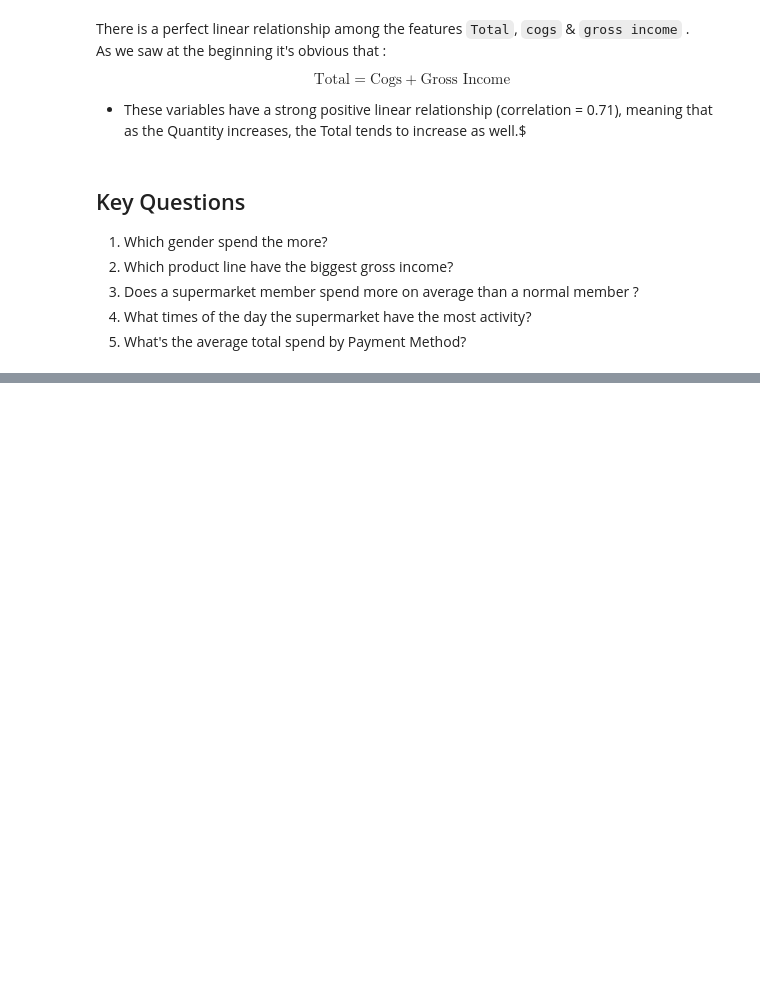
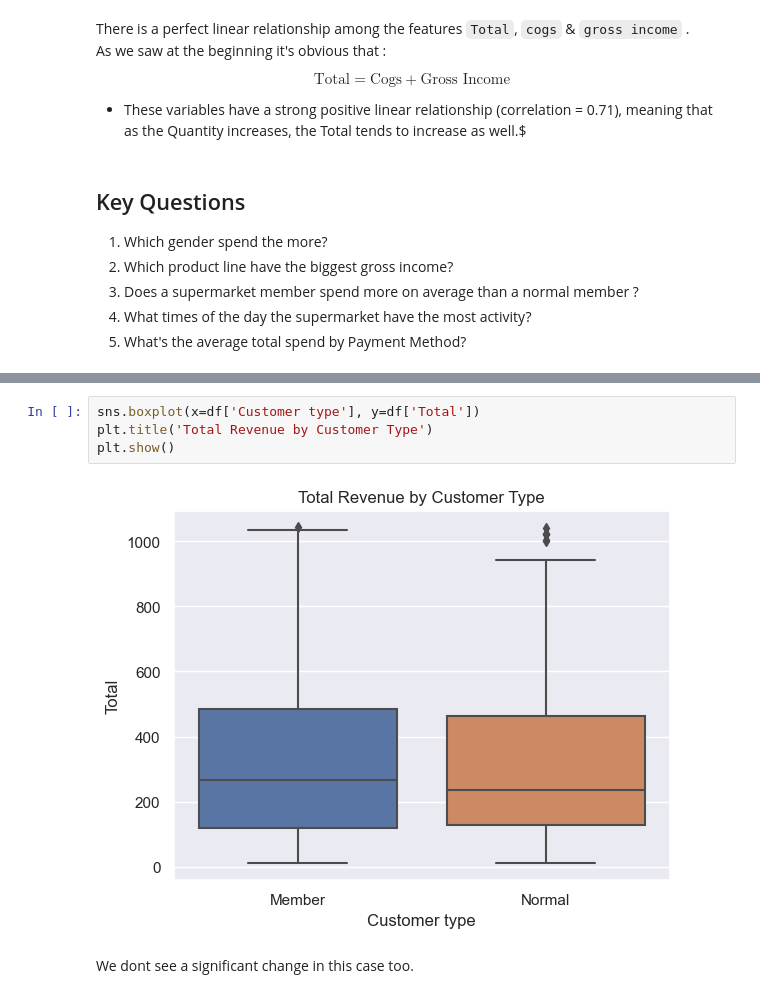
Before and after one commit to leonemma/Consumer-Behavior-and-Sales-Trends-in-Supermarkets, a Jupyter notebook: supermarkets_sales.ipynb, the cells around one changed output, grey strips where cells are left out. Drawn from its saved outputs; the diff is of its cells as text; blank space fills up the shorter version.

```diff
--- a/supermarkets_sales.ipynb
+++ b/supermarkets_sales.ipynb
@@ -440,0 +471,8 @@ $$
+# %%
+sns.boxplot(x=df['Customer type'], y=df['Total'])
+plt.title('Total Revenue by Customer Type')
+plt.show()
+# %% [output]
+[figure, added]
+# %% [markdown]
+We dont see a significant change in this case too.
```
Also changed, not shown: parts of 15 cells of this notebook.
